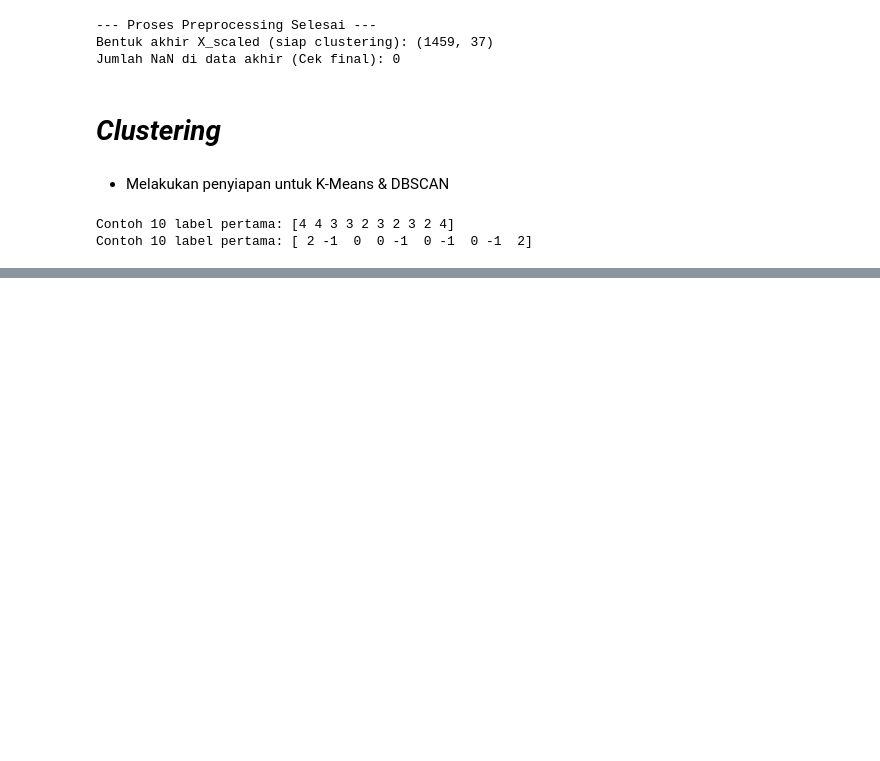
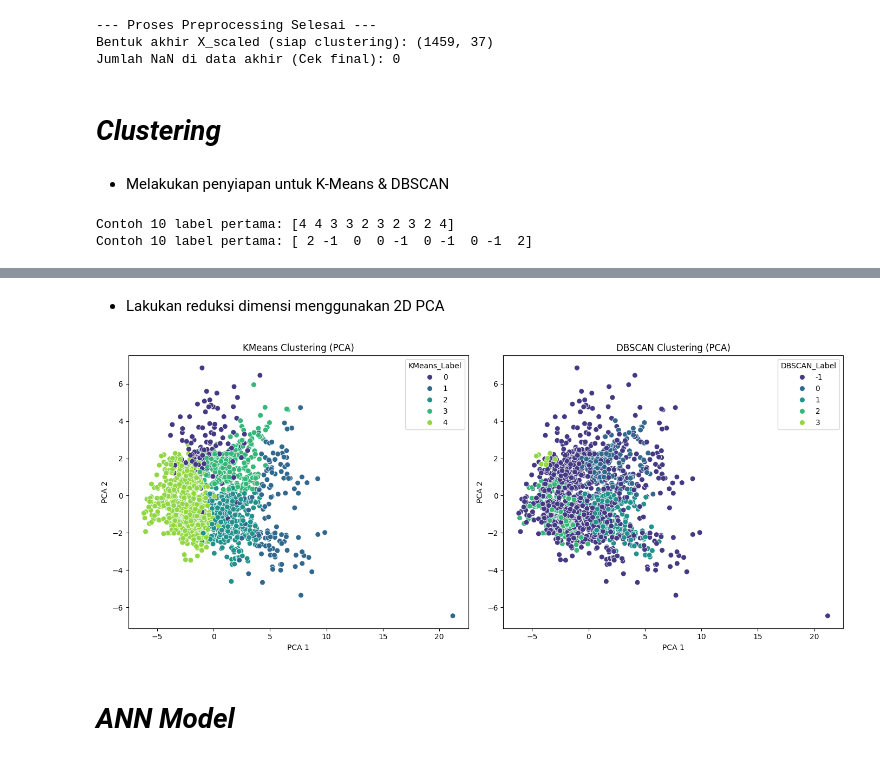
Before and after one commit to FandyHanz/Machine--Learning, a Jupyter notebook: Pertemuan 7/UTS_2341720165_Fandy Wahyu Hanzura.ipynb, the cells around one changed output, grey strips where cells are left out. Cells and saved outputs as stored; diff of their text form; code cells hidden in the pictures; blank space fills up the shorter version.

```diff
--- a/Pertemuan 7/UTS_2341720165_Fandy Wahyu Hanzura.ipynb
+++ b/Pertemuan 7/UTS_2341720165_Fandy Wahyu Hanzura.ipynb
@@ -137,0 +163,27 @@ Contoh 10 label pertama: [ 2 -1  0  0 -1  0 -1  0 -1  2]
+# %% [markdown]
+* Lakukan reduksi dimensi menggunakan 2D PCA
+# %%
+pca = PCA(n_components=2)
+X_pca = pca.fit_transform(X_scaled)
+df_plot = pd.DataFrame(X_pca, columns=['PCA1', 'PCA2'])
+df_plot['KMeans_Label'] = labels_kmeans
+df_plot['DBSCAN_Label'] = labels_dbscan
+df_plot['KMeans_Label'] = df_plot['KMeans_Label'].astype('category')
+df_plot['DBSCAN_Label'] = df_plot['DBSCAN_Label'].astype('category')
+plt.figure(figsize=(14, 6))
+plt.subplot(1, 2, 1)
+sns.scatterplot(data=df_plot, x='PCA1', y='PCA2', hue='KMeans_Label', palette='viridis', legend='full', s=50) # s=50 untuk ukuran titik
+plt.title('KMeans Clustering (PCA)')
+plt.xlabel('PCA 1')
+plt.ylabel('PCA 2')
+plt.subplot(1, 2, 2)
+sns.scatterplot(data=df_plot, x='PCA1', y='PCA2', hue='DBSCAN_Label', palette='viridis', legend='full', s=50)
+plt.title('DBSCAN Clustering (PCA)')
+plt.xlabel('PCA 1')
+plt.ylabel('PCA 2')
+plt.tight_layout()
+plt.show()
+# %% [output]
+[figure, added]
+# %% [markdown]
+# ***ANN Model***
```
Also changed, not shown: parts of 6 cells of this notebook.
